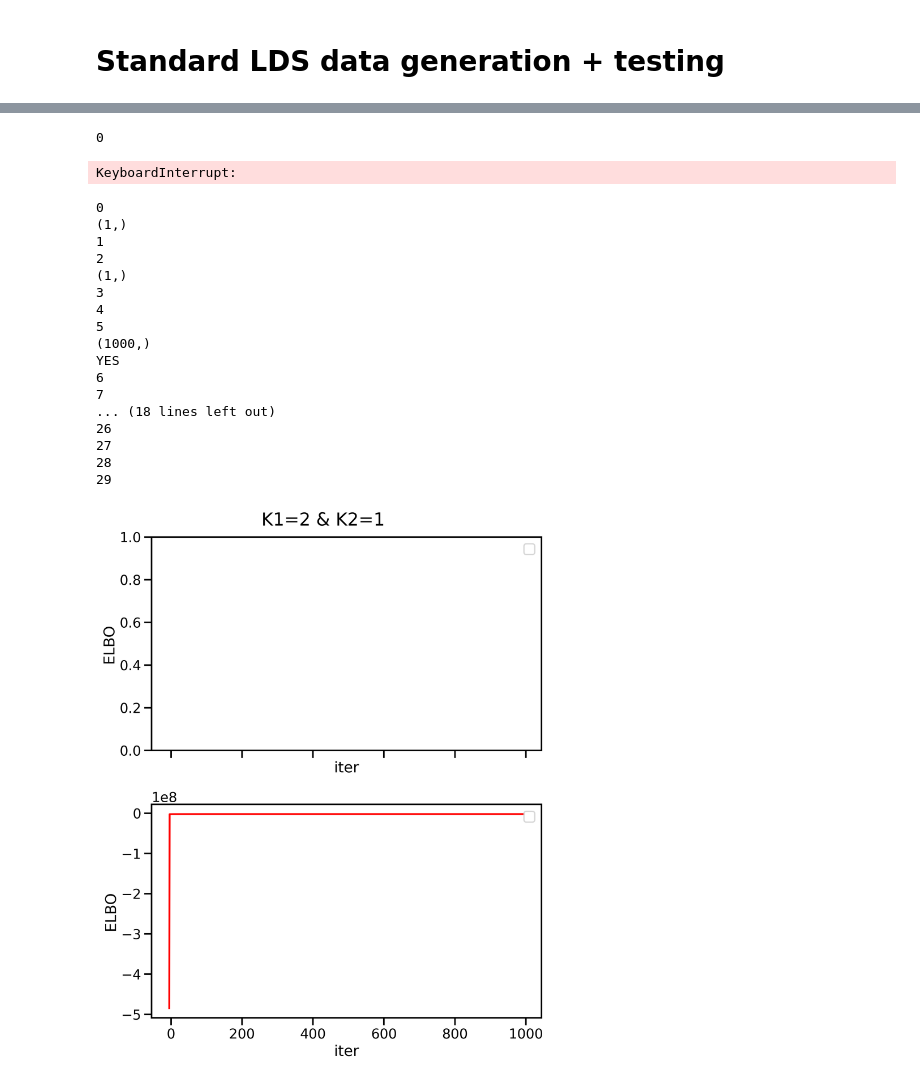
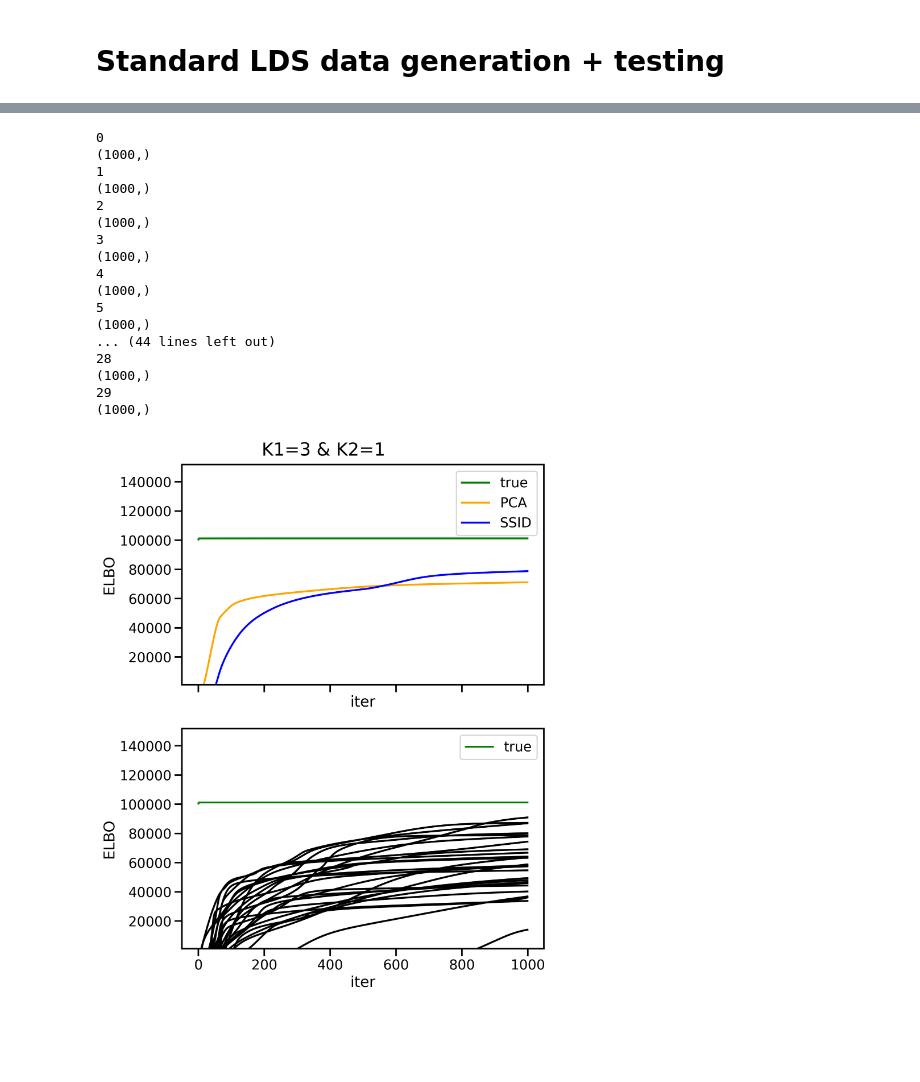
Before and after one commit to lenca56/coupled_LDS, a Jupyter notebook: Analyze_Cluster_low_rank_RNN.ipynb, the cells around one changed output, grey strips where cells are left out. Drawn from its saved outputs; the diff is of its cells as text; code cells hidden in the pictures; blank space fills up the shorter version.

```diff
--- a/Analyze_Cluster_low_rank_RNN.ipynb
+++ b/Analyze_Cluster_low_rank_RNN.ipynb
@@ -26,6 +26,6 @@ max_iter = 100
 # %%
-K1 = 5
-K2 = 2
+K1 = 3
+K2 = 1
 
 K = K1 + K2
 LDS = coupled_LDS.coupled_LDS(D, K1, K2, M)
@@ -103,0 +105,19 @@ plot_eigenvalues(axes, np.linalg.eigvals(true_A[:K1,:K1]), np.linalg.eigvals(tru
+# %%
+fig, axes = plt.subplots(figsize=(10,5))
+print(true_y.shape)
+for i in range(D):
+    axes.plot(range(T), true_y[0,:,i])
+
+axes.set_xlabel('time within trial')
+axes.set_ylabel('activity of units')
+
+fig, axes = plt.subplots(figsize=(10,5))
+print(true_x.shape)
+for i in range(K1):
+    axes.plot(true_x[0,:,i], color='blue')
+for i in np.arange(K1,K2+K1):
+    axes.plot(true_x[0,:,i], color='brown')
+axes.set_xlabel('time within trial')
+axes.set_ylabel('activity of latents')
+
+# print(true_x[0,:,-1])
@@ -122,8 +148,5 @@ axes[1].legend(loc='upper left')
 # %%
-ecll_new, ecll_old, elbo, ll, A, B, Q , mu0, Q0, C, d, R  = LDS.fit_EM(u, true_y, true_A, true_B, true_Q, true_mu0, true_Q0, true_C, true_d, true_R, max_iter=max_iter, verbosity=0)
+# ecll_new, ecll_old, elbo, ll, A, B, Q , mu0, Q0, C, d, R  = LDS.fit_EM(u, true_y, true_A, true_B, true_Q, true_mu0, true_Q0, true_C, true_d, true_R, max_iter=max_iter, verbosity=0)
-# %% [output]
-0
-KeyboardInterrupt:
 # %%
 max_iter=1000
 eps = 0.1
@@ -149,51 +172,51 @@ for simulation in range(30):
                 elbos.append(elbo[-1])
 
             if simulation == 0:
-                # max_elbo = elbo[-1]
+                max_elbo = elbo[-1]
                 axes[0].plot(range(max_iter), elbo, color=color[simulation], label=label[simulation])
                 axes[1].plot(range(max_iter), elbo, color=color[simulation], label=label[simulation])
 
             if simulation in [1,2]:
                 axes[0].plot(range(max_iter), elbo, color=color[simulation], label=label[simulation])
             elif simulation >= 3:
-                if 0 < 1: #np.abs((elbo[-1] - max_elbo)) < S * eps:
+                if np.abs((elbo[-1] - max_elbo)) < S * eps:
                     print('YES')
                     axes[1].plot(range(-5,max_iter-5),elbo, color='red')
                 else:
                     axes[1].plot(elbo, color='black')
 
 
 # axes[0].set_yscale('log')
 # axes[1].set_yscale('log')
-# axes[0].set_ylim(max_elbo*1.07, max_elbo*0.99)
-# axes[1].set_ylim(max_elbo*1.07, max_elbo*0.99)
+axes[0].set_ylim(max_elbo*0.01, max_elbo*1.5)
+axes[1].set_ylim(max_elbo*0.01, max_elbo*1.5)
 axes[0].set_ylabel('ELBO')
 axes[1].set_ylabel('ELBO')
 axes[0].set_xlabel('iter')
 axes[1].set_xlabel('iter')
 axes[0].legend()
 axes[1].legend()
 fig.suptitle(f'K1={K1} & K2={K2}', y=0.95)
 fig.tight_layout()
 # %% [output]
 0
-(1,)
+(1000,)
 1
+(1000,)
 2
-(1,)
+(1000,)
 3
+(1000,)
 4
+(1000,)
 5
 (1000,)
-YES
-6
-7
-... (18 lines left out)
-26
-27
+... (44 lines left out)
 28
+(1000,)
 29
+(1000,)
-[figure, old version]
+[figure, new version]
 # %%
 best_ind = np.argmax(elbos)+1
 
```
Also changed, not shown: parts of 10 cells of this notebook, 6 other files.
